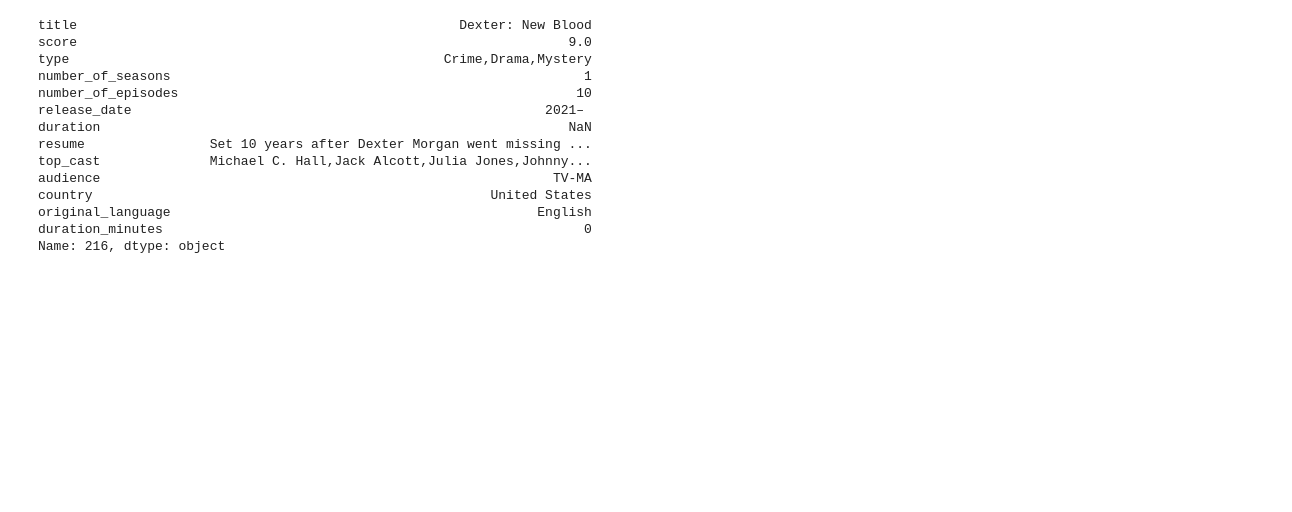
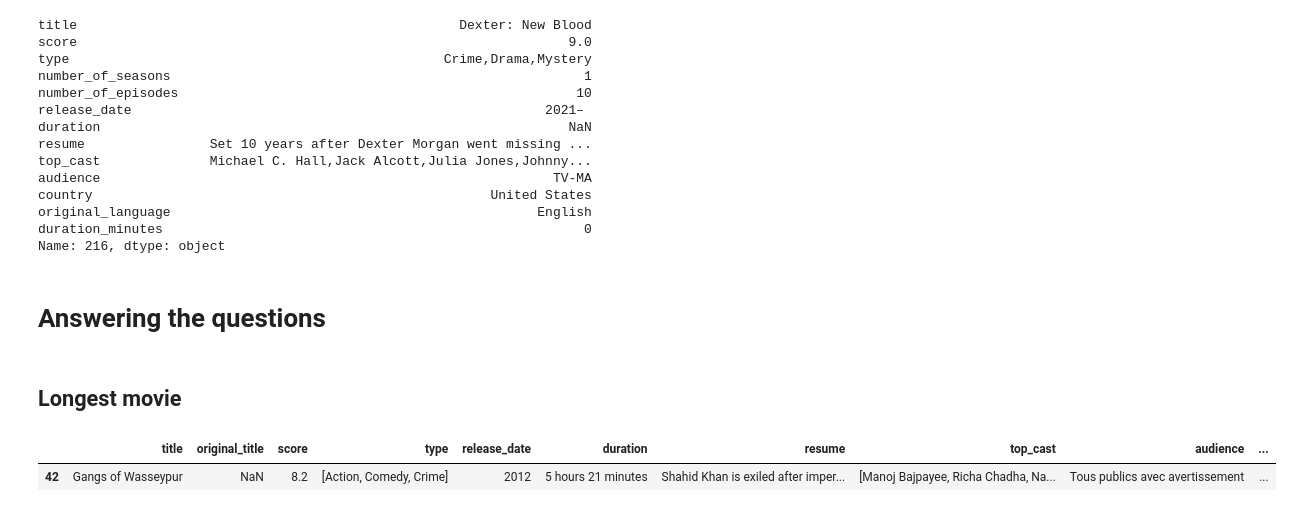
Before and after one commit to Soyda/brief-scraping-allocine, a Jupyter notebook: allocineScraping/allocineScraping/dataframe.ipynb, the cells around one changed output. Drawn from its saved outputs; the diff is of its cells as text; code cells hidden in the pictures; blank space fills up the shorter version.

Commit message:
*Answered questions of the brief

```diff
--- a/allocineScraping/allocineScraping/dataframe.ipynb
+++ b/allocineScraping/allocineScraping/dataframe.ipynb
@@ -186,3 +188,18 @@ country                                                   United States
 original_language                                               English
 duration_minutes                                                      0
 Name: 216, dtype: object
+# %% [markdown]
+# Answering the questions
+# %% [markdown]
+## Longest movie
+# %%
+longest = df_movies['duration_minutes'].max()
+# one way
+longest_index = df_movies.index[df_movies['duration_minutes'] == longest]
+df_movies.iloc[longest_index]
+# another way
+# mask = df_movies['duration_minutes'] == longest
+# df_movies[mask][['title', 'duration']]
+# %% [output]
+|  | title | original_title | score | type | release_date | duration | resume | top_cast | audience | ... |
+| 42 | Gangs of Wasseypur | NaN | 8.2 | [Action, Comedy, Crime] | 2012 | 5 hours 21 minutes | Shahid Khan is exiled after imper... | [Manoj Bajpayee, Richa Chadha, Na... | Tous publics avec avertissement | ... |
```
Also changed, not shown: parts of 18 cells of this notebook, 2 other files.
